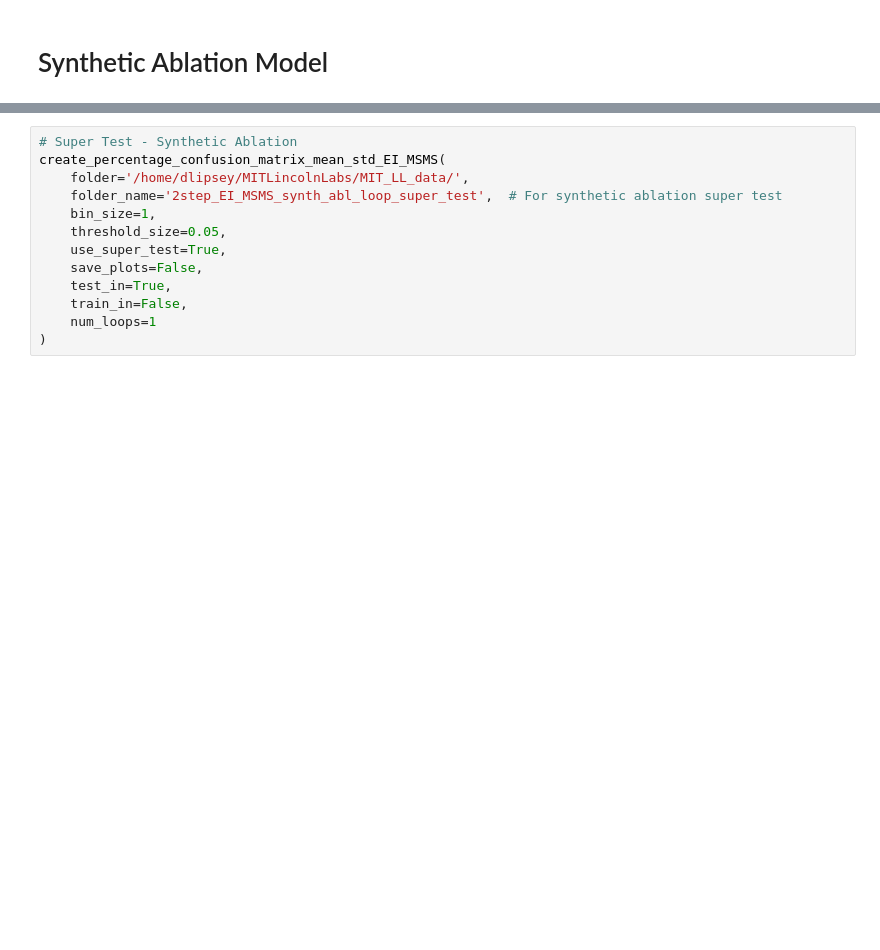
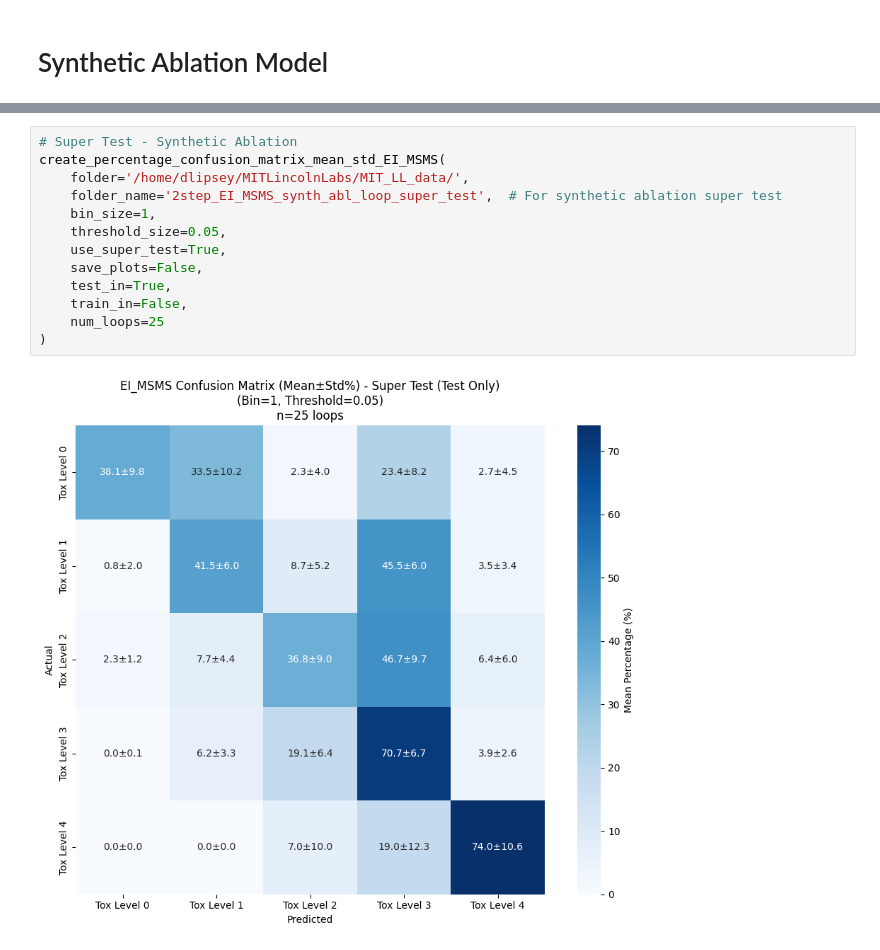
Before and after one commit to DashLLipsey/PREDICT-MIT-LL, a Jupyter notebook: Python_files/EI_MSMS_confusion_plots_analysis.ipynb, the cells around one changed output, grey strips where cells are left out. Drawn from its saved outputs; the diff is of its cells as text; blank space fills up the shorter version.

```diff
--- a/Python_files/EI_MSMS_confusion_plots_analysis.ipynb
+++ b/Python_files/EI_MSMS_confusion_plots_analysis.ipynb
@@ -792,13 +776,15 @@ create_percentage_confusion_matrix_mean_std_EI_MSMS(
 # %%
 # Super Test - Synthetic Ablation
 create_percentage_confusion_matrix_mean_std_EI_MSMS(
     folder='/home/dlipsey/MITLincolnLabs/MIT_LL_data/',
     folder_name='2step_EI_MSMS_synth_abl_loop_super_test',  # For synthetic ablation super test
     bin_size=1,
     threshold_size=0.05,
     use_super_test=True,
     save_plots=False,
     test_in=True,
     train_in=False,
-    num_loops=1
+    num_loops=25
 )
+# %% [output]
+[figure, added]
```
Also changed, not shown: parts of 3 cells of this notebook, 3 other files.
